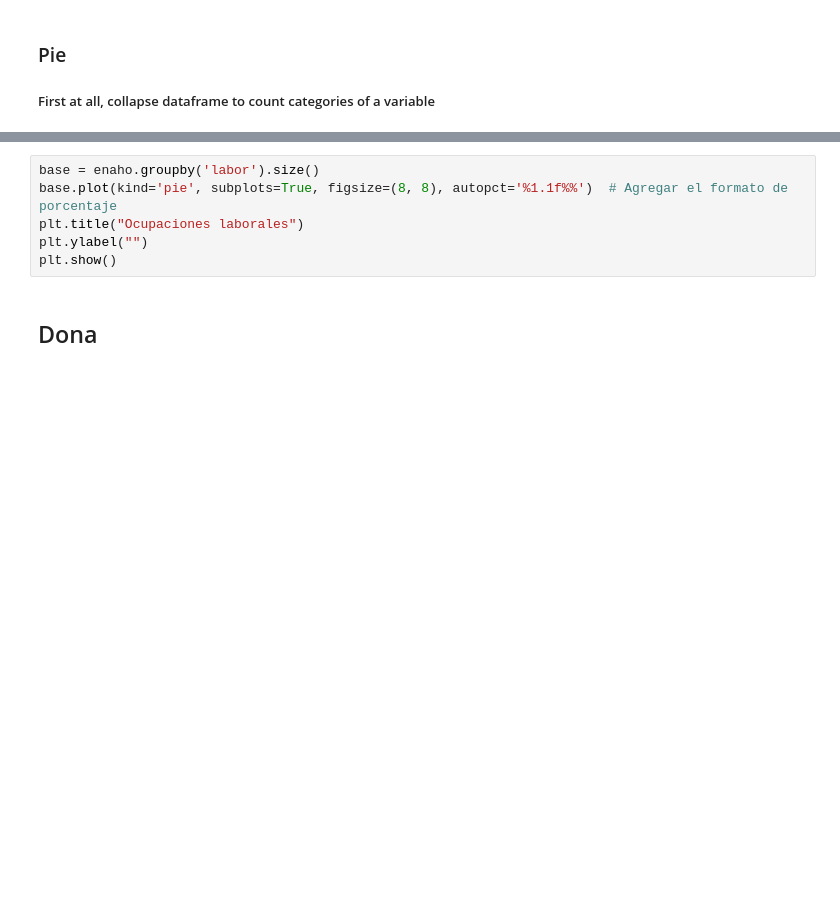
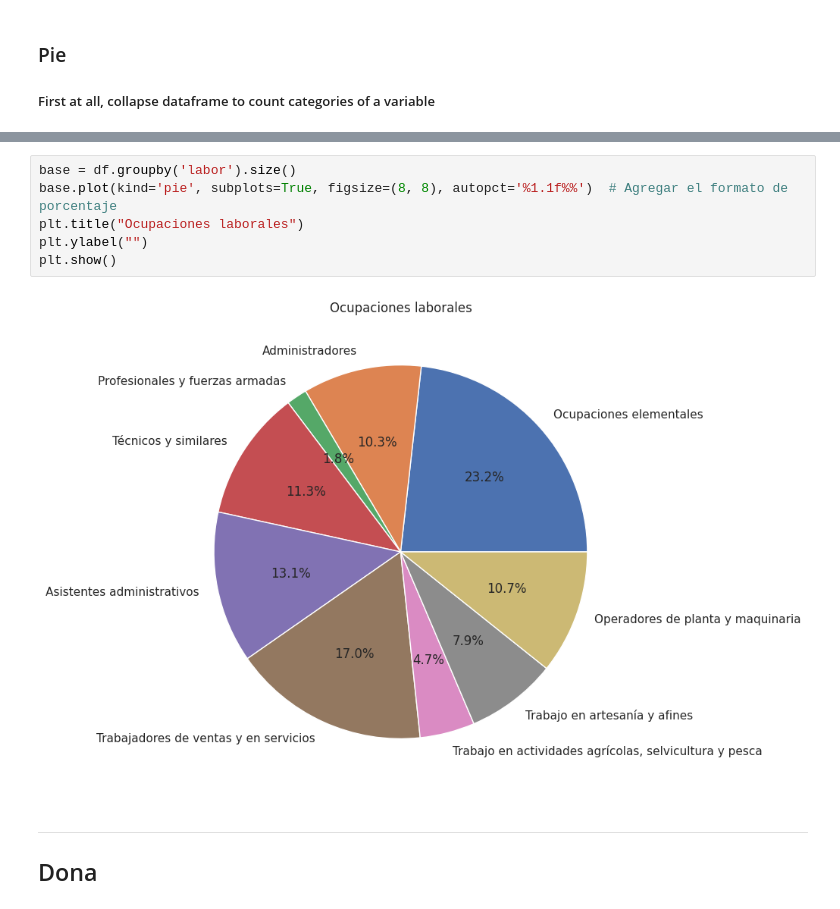
Before and after one commit to JonathanRosasV/PythonBasico2, a Jupyter notebook: Clase_1/python2_clase-1_lab.ipynb, the cells around one changed output, grey strips where cells are left out. Drawn from its saved outputs; the diff is of its cells as text; blank space fills up the shorter version.

```diff
--- a/Clase_1/python2_clase-1_lab.ipynb
+++ b/Clase_1/python2_clase-1_lab.ipynb
@@ -307,9 +386,12 @@ plt.show()
 # %%
-base = enaho.groupby('labor').size()
+base = df.groupby('labor').size()
 base.plot(kind='pie', subplots=True, figsize=(8, 8), autopct='%1.1f%%')  # Agregar el formato de porcentaje
 plt.title("Ocupaciones laborales")
 plt.ylabel("")
 plt.show()
+# %% [output]
+[figure, added]
 # %% [markdown]
+----
 ## Dona
 # %%
```
Also changed, not shown: parts of 47 cells of this notebook.
